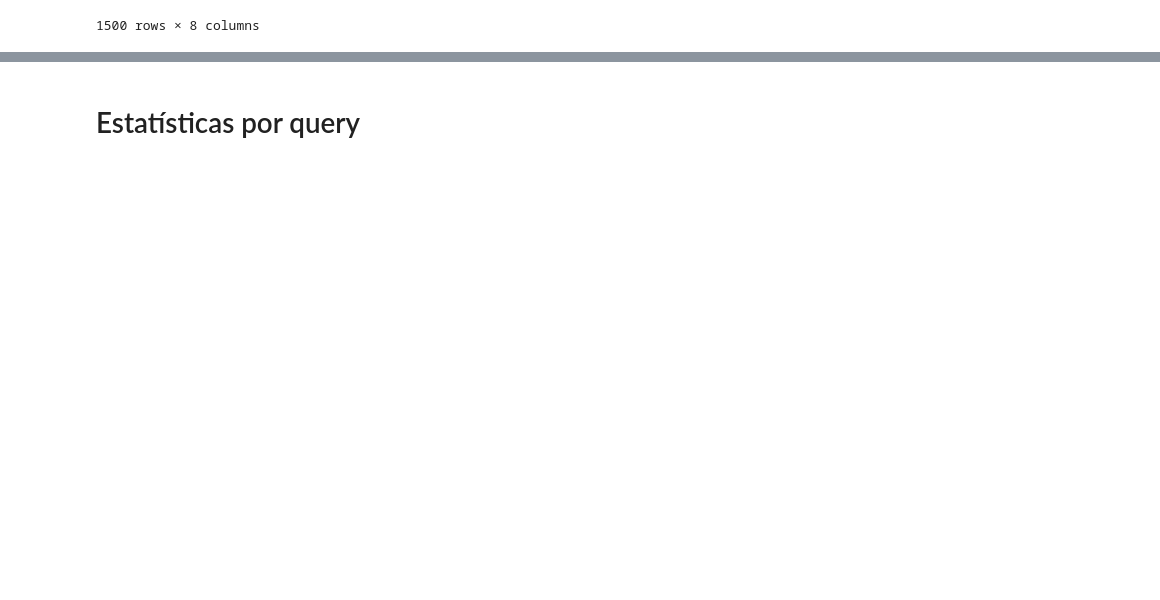
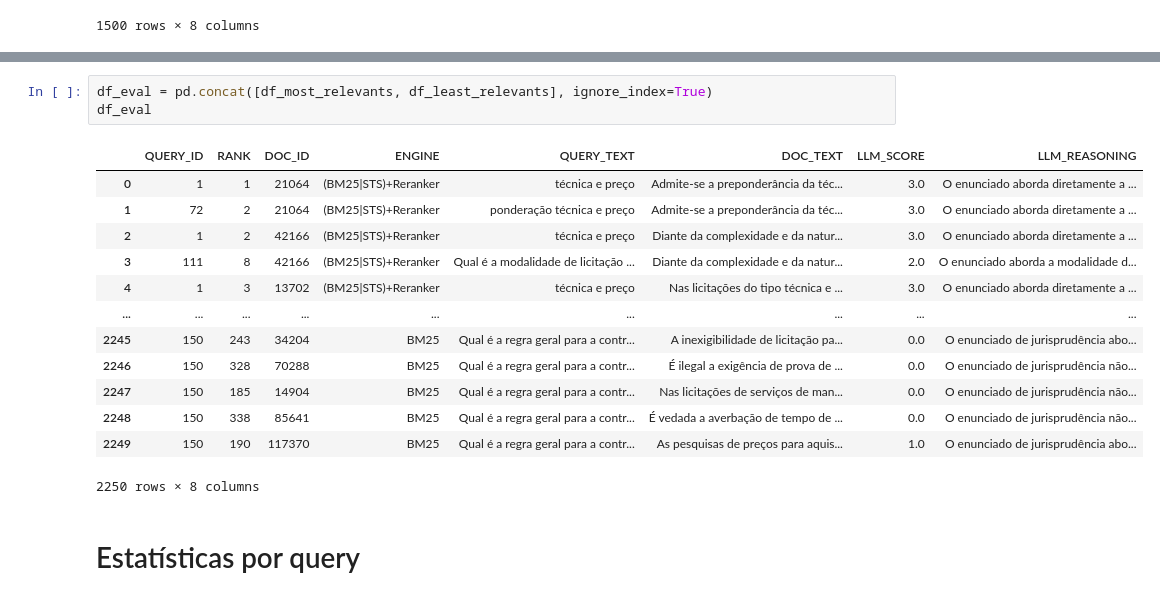
Before and after one commit to marcusborela/ind-ir, a Jupyter notebook: code/juris_tcu_qrels/check_evals.ipynb, the cells around one changed output, grey strips where cells are left out. Drawn from its saved outputs; the diff is of its cells as text; blank space fills up the shorter version.

```diff
--- a/code/juris_tcu_qrels/check_evals.ipynb
+++ b/code/juris_tcu_qrels/check_evals.ipynb
@@ -22,3 +39,20 @@ df_most_relevants
+# %%
+df_eval = pd.concat([df_most_relevants, df_least_relevants], ignore_index=True)
+df_eval
+# %% [output]
+|  | QUERY_ID | RANK | DOC_ID | ENGINE | QUERY_TEXT | DOC_TEXT | LLM_SCORE | LLM_REASONING |
+| 0 | 1 | 1 | 21064 | (BM25|STS)+Reranker | técnica e preço | Admite-se a preponderância da téc... | 3.0 | O enunciado aborda diretamente a ... |
+| 1 | 72 | 2 | 21064 | (BM25|STS)+Reranker | ponderação técnica e preço | Admite-se a preponderância da téc... | 3.0 | O enunciado aborda diretamente a ... |
+| 2 | 1 | 2 | 42166 | (BM25|STS)+Reranker | técnica e preço | Diante da complexidade e da natur... | 3.0 | O enunciado aborda diretamente a ... |
+| 3 | 111 | 8 | 42166 | (BM25|STS)+Reranker | Qual é a modalidade de licitação ... | Diante da complexidade e da natur... | 2.0 | O enunciado aborda a modalidade d... |
+| 4 | 1 | 3 | 13702 | (BM25|STS)+Reranker | técnica e preço | Nas licitações do tipo técnica e ... | 3.0 | O enunciado aborda diretamente a ... |
+| ... | ... | ... | ... | ... | ... | ... | ... | ... |
+| 2245 | 150 | 243 | 34204 | BM25 | Qual é a regra geral para a contr... | A inexigibilidade de licitação pa... | 0.0 | O enunciado de jurisprudência abo... |
+| 2246 | 150 | 328 | 70288 | BM25 | Qual é a regra geral para a contr... | É ilegal a exigência de prova de ... | 0.0 | O enunciado de jurisprudência não... |
+| 2247 | 150 | 185 | 14904 | BM25 | Qual é a regra geral para a contr... | Nas licitações de serviços de man... | 0.0 | O enunciado de jurisprudência não... |
+| 2248 | 150 | 338 | 85641 | BM25 | Qual é a regra geral para a contr... | É vedada a averbação de tempo de ... | 0.0 | O enunciado de jurisprudência não... |
+| 2249 | 150 | 190 | 117370 | BM25 | Qual é a regra geral para a contr... | As pesquisas de preços para aquis... | 1.0 | O enunciado de jurisprudência abo... |
+2250 rows × 8 columns
 # %% [markdown]
 # Estatísticas por query
 # %%
```
Also changed, not shown: parts of 4 cells of this notebook, 3 other files.
